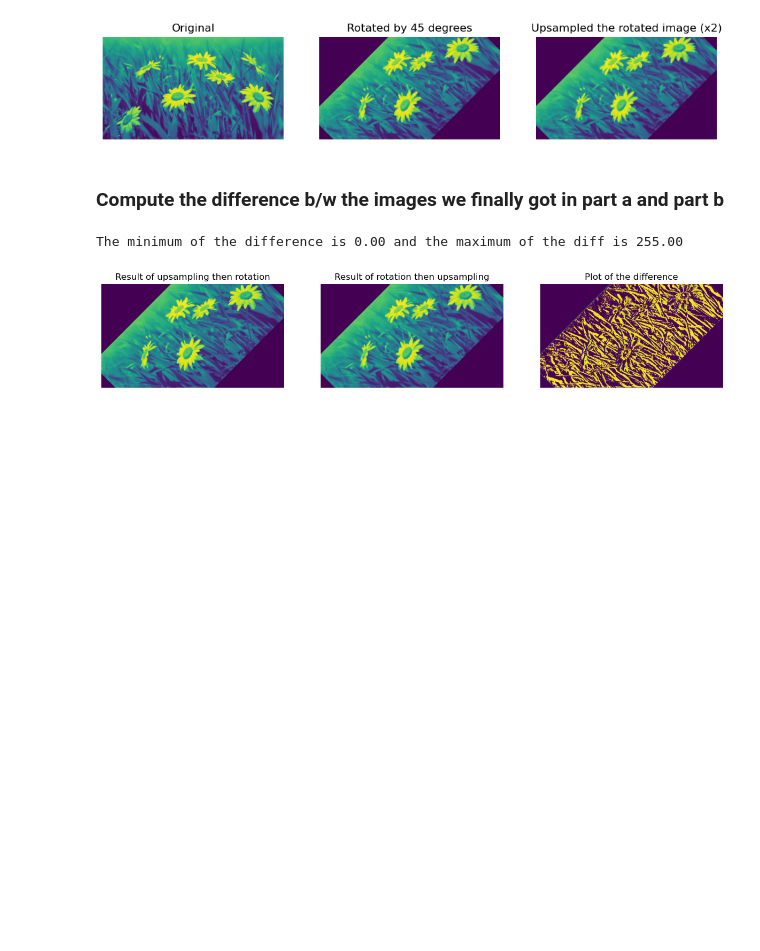
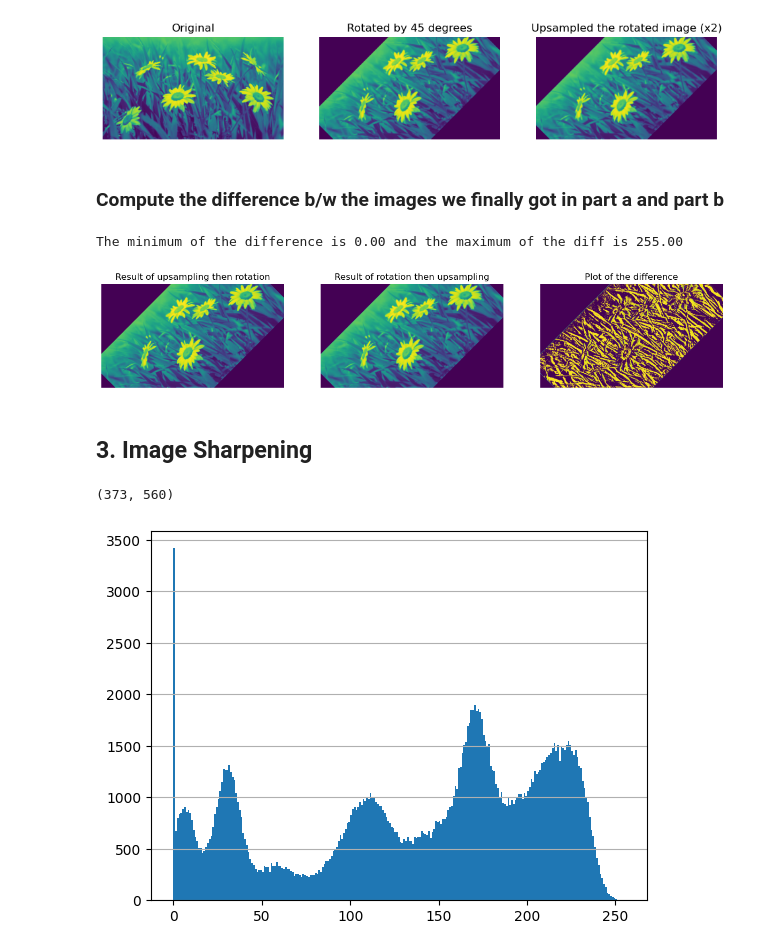
Before and after one commit to Pritam1102/DIP2025, a Jupyter notebook: assignment2.ipynb, the cells around one changed output. Saved outputs shown, nothing was run; the diff lists cells and outputs as text; code cells hidden in the pictures; blank space fills up the shorter version.

```diff
--- a/assignment2.ipynb
+++ b/assignment2.ipynb
@@ -5,7 +5,9 @@ from pathlib import Path
 from PIL import Image
 import itertools
 # %%
-image_folder_path = Path('DIP2025\\Assignment2\\images')
+path_mac = "/Users/pritam/Desktop/DIP/Assignment 2/DIP2025/images/images"
+path_window = 'DIP2025\\Assignment2\\images'
+image_folder_path = Path(path_mac)
 all_images = []
 for image_path in image_folder_path.glob('*'):
     if image_path.is_file():
@@ -24,7 +26,7 @@ Loaded image: study.png
 
 Successfully loaded 4 images.
 # %%
-flowers, moon_noisy, sharp, study = all_images
+flowers, study, moon_noisy, study = all_images
 # %%
 class FilteringAndBinarization:
     def __init__(self, m):
@@ -296,3 +298,16 @@ plt.title("Plot of the difference")
 plt.show()
 # %% [output]
 [figure]
+# %% [markdown]
+## 3. Image Sharpening
+# %%
+study_array = np.array(study)
+study_array.shape
+# %% [output]
+(373, 560)
+# %%
+plt.hist(study_array.ravel(),bins = range(0,256))
+plt.grid(axis='y')
+plt.show()
+# %% [output]
+[figure, added]
```
Also changed, not shown: parts of 5 cells of this notebook.
